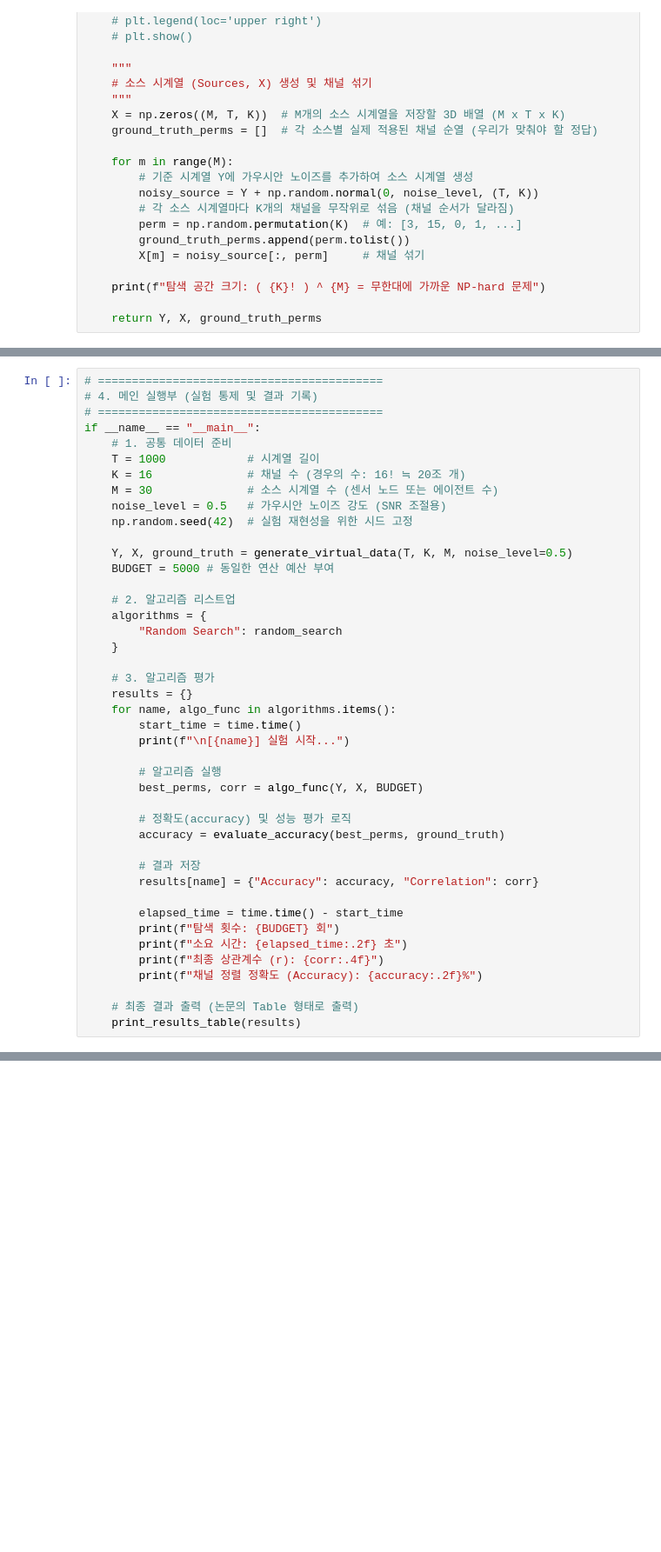
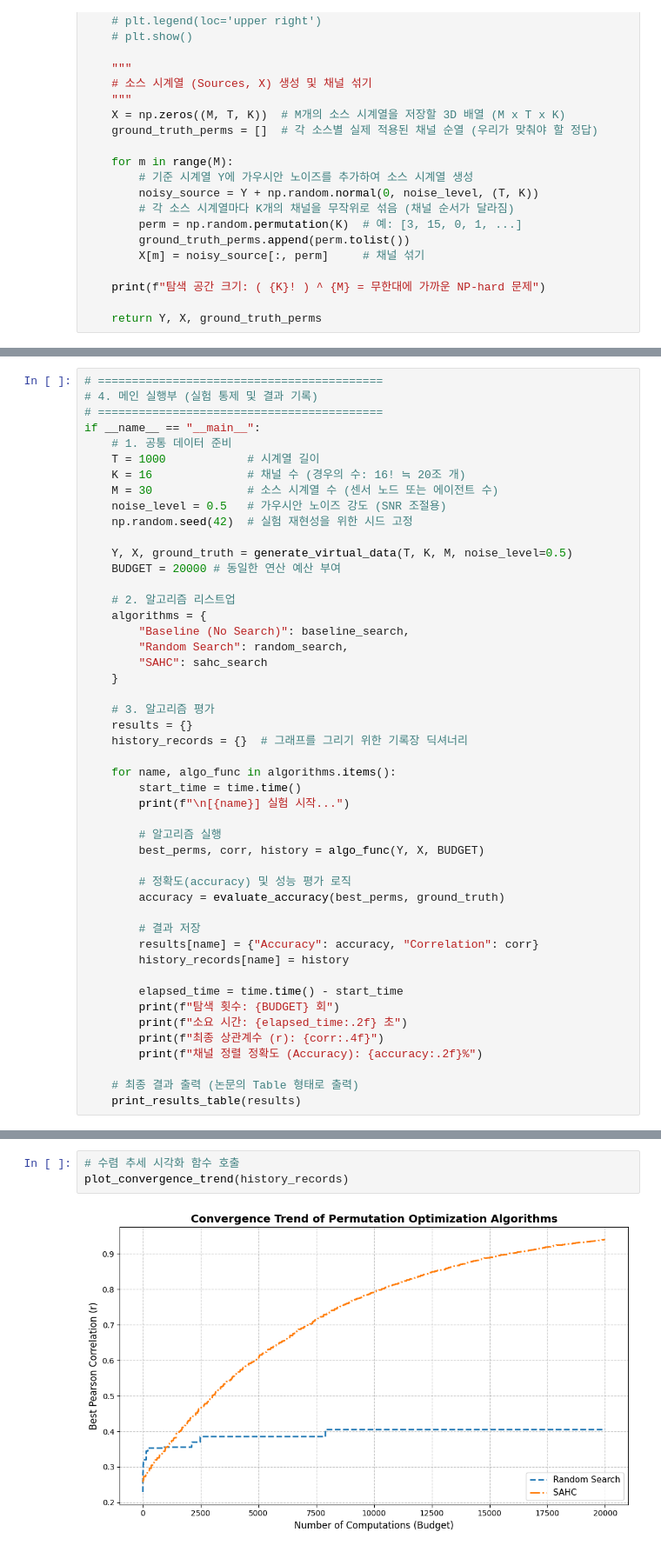
Before and after one commit to gurami85/time-series-channel-alignment, a Jupyter notebook: ts_channel_alignment.ipynb, the cells around one changed output, grey strips where cells are left out. Shown at 87% size. Drawn from its saved outputs; the diff is of its cells as text; blank space fills up the shorter version.

Commit message:
Changes to be committed: 	new file:   convergence_trend.png 	modified:   ts_channel_alignment.ipynb

```diff
--- a/ts_channel_alignment.ipynb
+++ b/ts_channel_alignment.ipynb
@@ -199,27 +280,32 @@ if __name__ == "__main__":
     np.random.seed(42)  # 실험 재현성을 위한 시드 고정
 
     Y, X, ground_truth = generate_virtual_data(T, K, M, noise_level=0.5)
-    BUDGET = 5000 # 동일한 연산 예산 부여
+    BUDGET = 20000 # 동일한 연산 예산 부여
 
     # 2. 알고리즘 리스트업
     algorithms = {
-        "Random Search": random_search
+        "Baseline (No Search)": baseline_search,
+        "Random Search": random_search,
+        "SAHC": sahc_search
     }
 
     # 3. 알고리즘 평가
     results = {}
+    history_records = {}  # 그래프를 그리기 위한 기록장 딕셔너리
+
     for name, algo_func in algorithms.items():
         start_time = time.time()
         print(f"\n[{name}] 실험 시작...")
 
         # 알고리즘 실행
-        best_perms, corr = algo_func(Y, X, BUDGET)
+        best_perms, corr, history = algo_func(Y, X, BUDGET)
 
         # 정확도(accuracy) 및 성능 평가 로직
         accuracy = evaluate_accuracy(best_perms, ground_truth)
 
         # 결과 저장
         results[name] = {"Accuracy": accuracy, "Correlation": corr}
+        history_records[name] = history
 
         elapsed_time = time.time() - start_time
         print(f"탐색 횟수: {BUDGET} 회")
@@ -249,0 +336,5 @@ Random Search             |          8.54 % |         0.3853
+# %%
+# 수렴 추세 시각화 함수 호출
+plot_convergence_trend(history_records)
+# %% [output]
+[figure, added]
```
Also changed, not shown: parts of 4 cells of this notebook, 1 other file.
